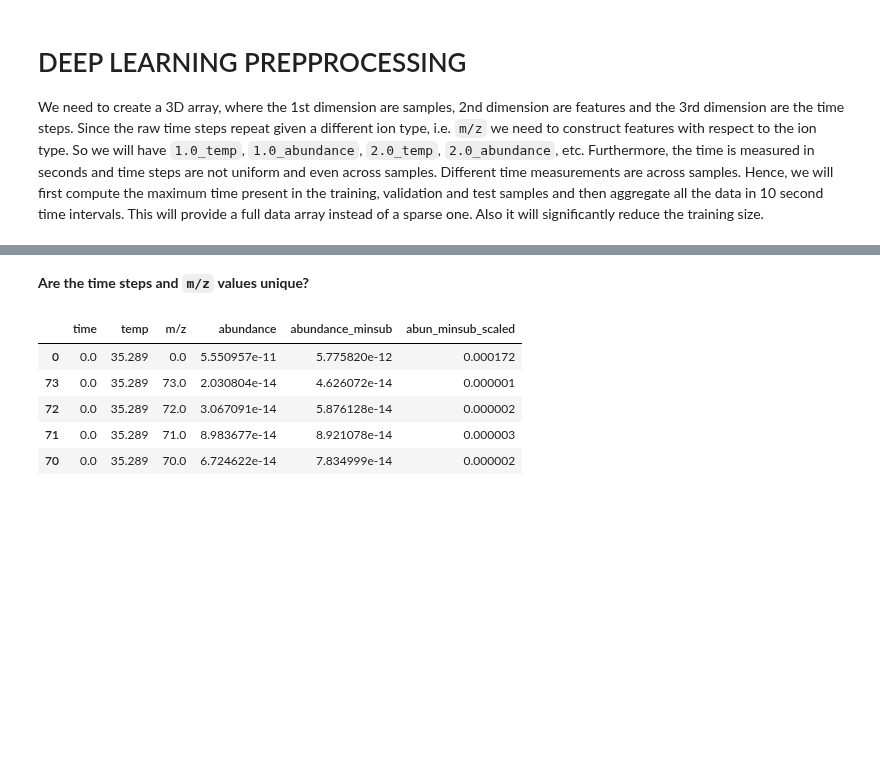
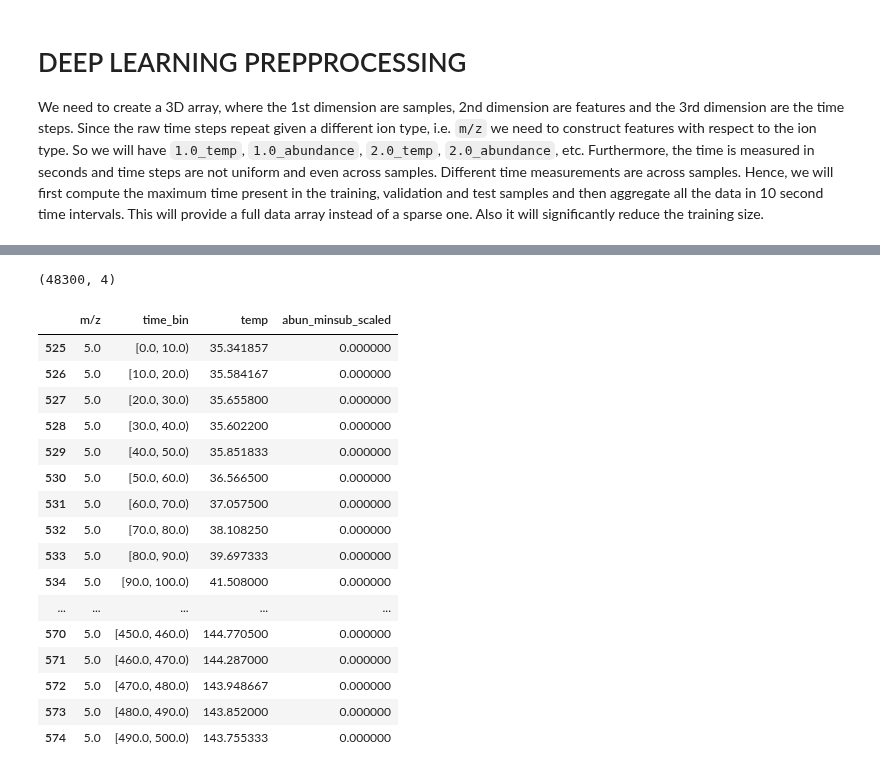
Before and after one commit to itacdonev/MarsSpectrometry, a Jupyter notebook: notebooks/training_dl.ipynb, the cells around one changed output, grey strips where cells are left out. Drawn from its saved outputs; the diff is of its cells as text; code cells hidden in the pictures; blank space fills up the shorter version.

```diff
--- a/notebooks/training_dl.ipynb
+++ b/notebooks/training_dl.ipynb
@@ -109,4 +152,15 @@ max_time
 # %%
+ht = preprocess.get_sample(metadata, 765)
+ht = preprocess.preprocess_samples(ht)
+
 print(f'Rows: {ht.shape[0]}')
 print(f'Ion rows: {ht.groupby("m/z")["m/z"].agg("count").unique()[0]}')
+
+time_range = pd.interval_range(start=0.0,
+                               end=utils.roundup(max_time),
+                               freq=10,
+                               closed='left')
+ht['time_bin'] = pd.cut(ht['time'], bins=time_range)
+del ht['time']
+ht.sort_values(['m/z', 'time_bin'])
 # %% [output]
@@ -115,11 +182,23 @@ Ion rows: 193
-# %% [markdown]
-**Are the time steps and `m/z` values unique?**
-# %%
-ht.sort_values(by = ['time']).head()
-# %% [output]
-|  | time | temp | m/z | abundance | abundance_minsub | abun_minsub_scaled |
-| 0 | 0.0 | 35.289 | 0.0 | 5.550957e-11 | 5.775820e-12 | 0.000172 |
-| 73 | 0.0 | 35.289 | 73.0 | 2.030804e-14 | 4.626072e-14 | 0.000001 |
-| 72 | 0.0 | 35.289 | 72.0 | 3.067091e-14 | 5.876128e-14 | 0.000002 |
-| 71 | 0.0 | 35.289 | 71.0 | 8.983677e-14 | 8.921078e-14 | 0.000003 |
-| 70 | 0.0 | 35.289 | 70.0 | 6.724622e-14 | 7.834999e-14 | 0.000002 |
+# %%
+ht_agg = ht.groupby(['m/z', 'time_bin']).agg('mean').reset_index()
+print(ht_agg.shape)
+ht_agg[ht_agg['m/z'] == 5.0].head(50)
+# %% [output]
+(48300, 4)
+|  | m/z | time_bin | temp | abun_minsub_scaled |
+| 525 | 5.0 | [0.0, 10.0) | 35.341857 | 0.000000 |
+| 526 | 5.0 | [10.0, 20.0) | 35.584167 | 0.000000 |
+| 527 | 5.0 | [20.0, 30.0) | 35.655800 | 0.000000 |
+| 528 | 5.0 | [30.0, 40.0) | 35.602200 | 0.000000 |
+| 529 | 5.0 | [40.0, 50.0) | 35.851833 | 0.000000 |
+| 530 | 5.0 | [50.0, 60.0) | 36.566500 | 0.000000 |
+| 531 | 5.0 | [60.0, 70.0) | 37.057500 | 0.000000 |
+| 532 | 5.0 | [70.0, 80.0) | 38.108250 | 0.000000 |
+| 533 | 5.0 | [80.0, 90.0) | 39.697333 | 0.000000 |
+| 534 | 5.0 | [90.0, 100.0) | 41.508000 | 0.000000 |
+| ... | ... | ... | ... | ... |
+| 570 | 5.0 | [450.0, 460.0) | 144.770500 | 0.000000 |
+| 571 | 5.0 | [460.0, 470.0) | 144.287000 | 0.000000 |
+| 572 | 5.0 | [470.0, 480.0) | 143.948667 | 0.000000 |
+| 573 | 5.0 | [480.0, 490.0) | 143.852000 | 0.000000 |
+| 574 | 5.0 | [490.0, 500.0) | 143.755333 | 0.000000 |
```
Also changed, not shown: parts of 12 cells of this notebook.
